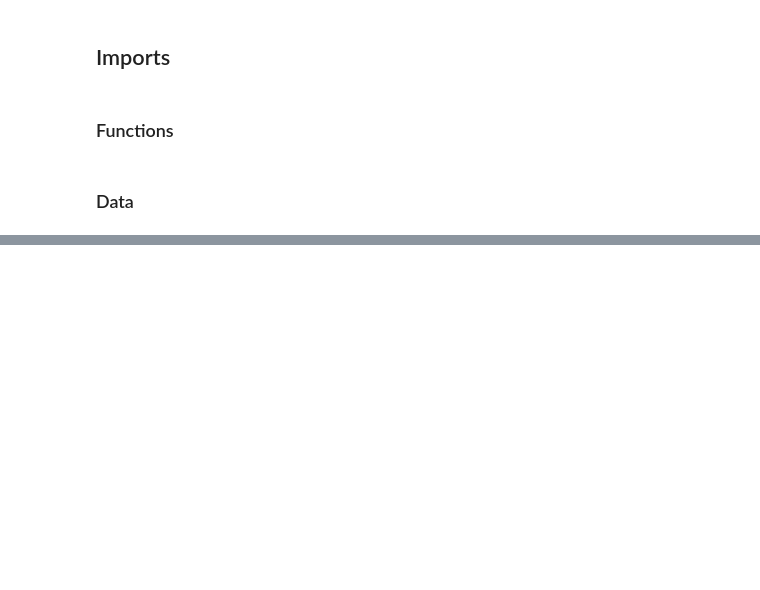
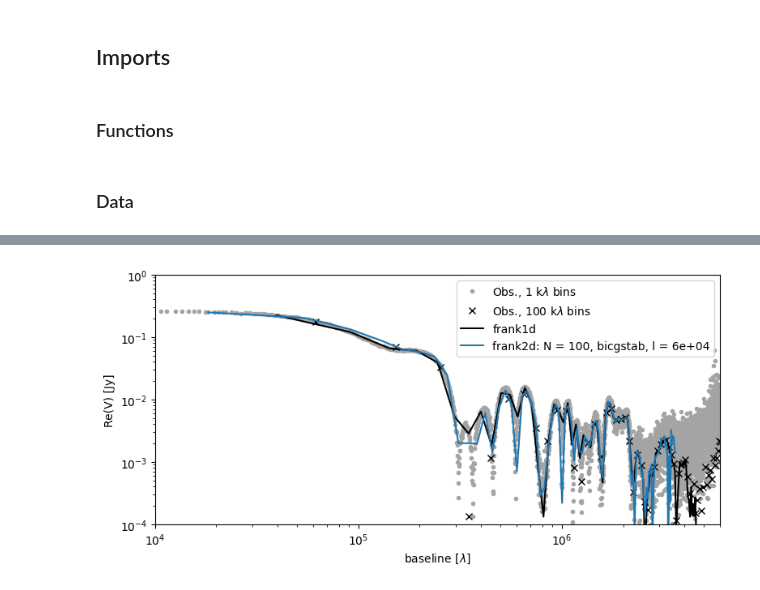
Before and after one commit to mariajmellado/Frank2D, a Jupyter notebook: Notebooks/8_October_IterativeMethods.ipynb, the cells around one changed output, grey strips where cells are left out. Cells and saved outputs as stored; diff of their text form; code cells hidden in the pictures; blank space fills up the shorter version.

```diff
--- a/Notebooks/8_October_IterativeMethods.ipynb
+++ b/Notebooks/8_October_IterativeMethods.ipynb
@@ -224,36 +273,42 @@ plt.show()
 # %%
-plt.figure(figsize=(7,4))
+cs, ms = ['#a4a4a4', 'k'], ['.', 'x']
+bin_widths=[1e3, 1e5]
+baselines = np.hypot(u_deproj, v_deproj)
+grid = np.logspace(np.log10(min(baselines.min(), baselines[0])),
+                           np.log10(max(baselines.max(), baselines[-1])),
+                           10**4)
+
+plt.figure(figsize=(9,4))
 
 for i in range(len(bin_widths)):
             binned_vis = UVDataBinner(baselines, vis_deproj, Weights, bin_widths[i])
             plt.plot(binned_vis.uv, np.abs(binned_vis.V), c=cs[i],
                          marker=ms[i], ls='None',
                          label=r'Obs., {:.0f} k$\lambda$ bins'.format(bin_widths[i]/1e3))
 
-u_gridded = frank2d._gridded_data['u']
-v_gridded = frank2d._gridded_data['v']
-vis_gridded = frank2d._gridded_data['vis']
-weights_gridded = frank2d._gridded_data['weights']
-baselines_gridded = np.hypot(u_gridded, v_gridded)
-binned_vis_gridded = UVDataBinner(baselines_gridded, vis_gridded, np.ones_like(weights_gridded), bin_widths[1])
+#weights_gridded = frank2d._gridded_data['weights']
+#baselines_gridded = np.hypot(u_gridded, v_gridded)
+#binned_vis_gridded = UVDataBinner(baselines_gridded, vis_gridded, np.ones_like(weights_gridded), bin_widths[1])
 #plt.plot(binned_vis_gridded.uv, np.abs(binned_vis_gridded.V),  marker='.', ls='None')
 
+#frank1d
 vis_fit_1d = sol.predict_deprojected(sol.q)
 baselines_fit_1d = sol.q
 plt.plot(baselines_fit_1d, np.abs(vis_fit_1d), color = "black", label = r'frank1d')
 
-q, Vis = get_vis_profile(frank2d)
-plt.plot(q, np.abs(Vis.real), label = f'frank2d: N = 200')#, m = {m:.2f}, c = {c:.2f}')
+#frank2d
+q, Vis_1= get_vis_profile(frank2d)
+#q_2, Vis_2 = get_vis_profile(frank2d_2)
+#plt.plot(q_2, np.abs(Vis_2.real), label = f'frank2d: N = {N}, {method2}, l = {1e4:.0e}')
+plt.plot(q, np.abs(Vis_1.real), label = f'frank2d: N = {N}, {method1}, l = {l:.0e}')
 
-q_2, Vis_2 = get_vis_profile(frank2d_2)
-plt.plot(q_2, Vis_2.real, label = f'frank2d: N = 100, m = {m:.2f}, c = {c:.2f}')
-plt.plot(binned_vis_gridded.uv, np.abs(binned_vis_gridded.V),  marker='.', ls='None')
-
-plt.xlabel(r'q [$\lambda$]')
+plt.xlabel(r'baseline [$\lambda$]')
 plt.xscale('log')
 plt.yscale('log')
-plt.ylim(1e-4, 0.1)
+plt.ylim(1e-4, 1)
 plt.xlim(1e4, 6e6)
 plt.ylabel('Re(V) [Jy]', size = 10)
 plt.legend()
 plt.show()
+# %% [output]
+[figure, added]
```
Also changed, not shown: parts of 14 cells of this notebook, 9 other files.
